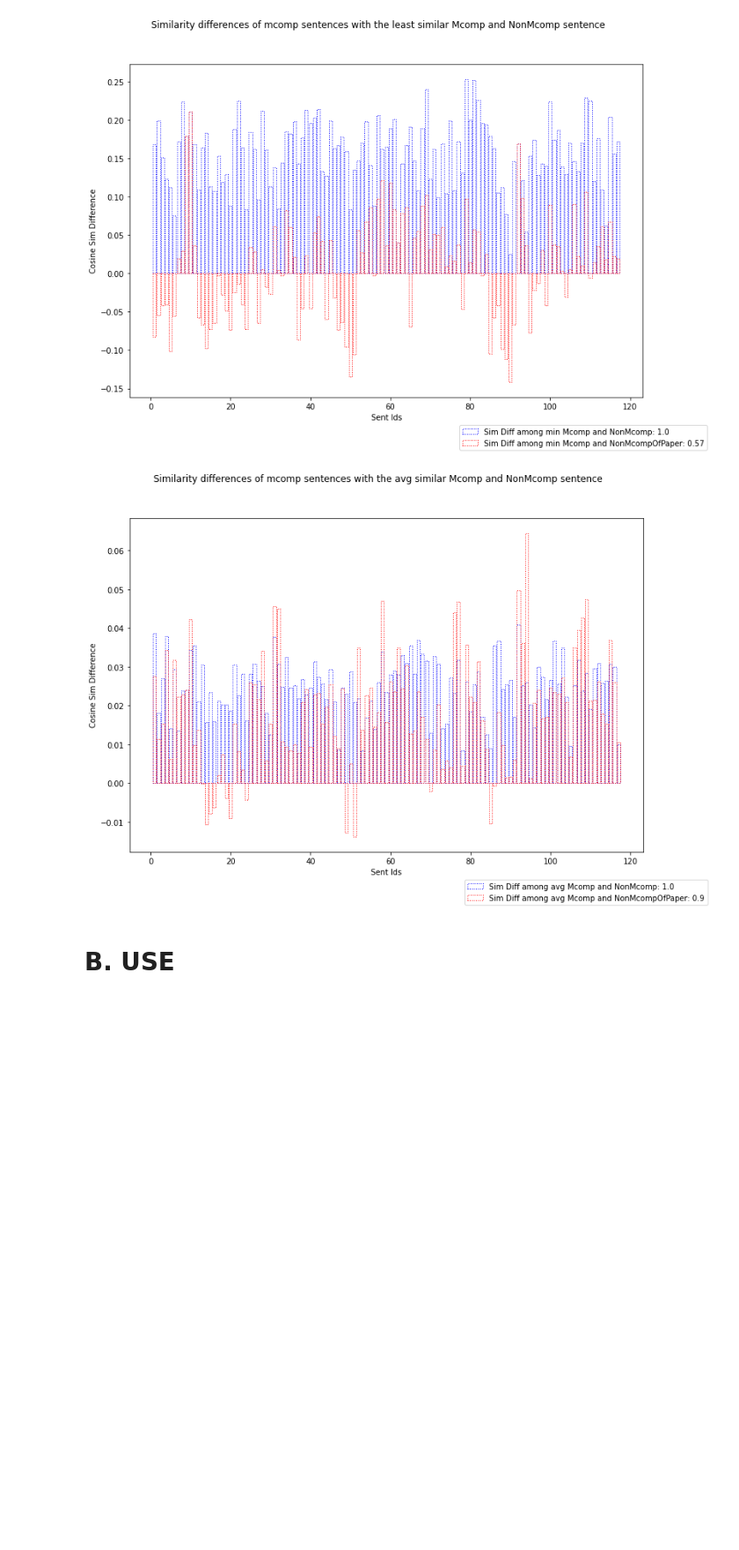
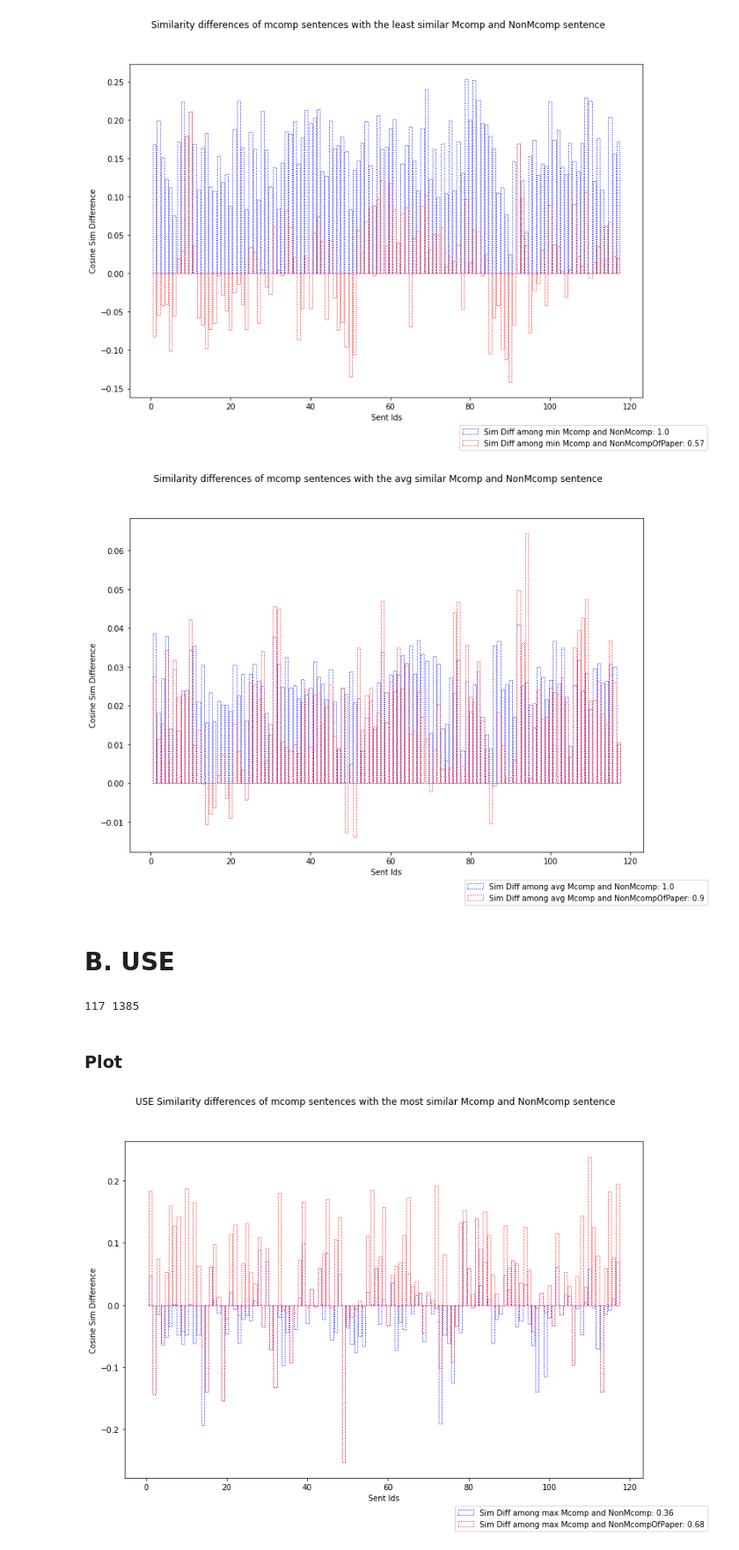
Before and after one commit to shruti-singh/meaningful-comparison, a Jupyter notebook: mcomp_text_extraction/Exp2-SimilarityMCWithin.ipynb, the cells around one changed output. Shown at 88% size. Drawn from its saved outputs; the diff is of its cells as text; code cells hidden in the pictures; blank space fills up the shorter version.

```diff
--- a/mcomp_text_extraction/Exp2-SimilarityMCWithin.ipynb
+++ b/mcomp_text_extraction/Exp2-SimilarityMCWithin.ipynb
@@ -304,0 +278,2 @@ plt.savefig('mean_diff.png', dpi=300)
+# %%
+embed_text_using_use = hub.load("https://tfhub.dev/google/universal-sentence-encoder/4")
@@ -304,0 +303,14 @@ plt.savefig('mean_diff.png', dpi=300)
+# %%
+mcomp_sentences = {}
+not_mcomp_sentences = {}
+
+for pid in gt_dict:
+    for mcs in gt_dict[pid]["mcomp"]:
+        if not mcs in skip_uids:
+            mcomp_sentences[mcs] = pid
+    for mcs in gt_dict[pid]["not_mcomp"]:
+        if not mcs in skip_uids:
+            not_mcomp_sentences[mcs] = pid
+print(len(mcomp_sentences), len(not_mcomp_sentences))
+# %% [output]
+117 1385
@@ -304,0 +364,29 @@ plt.savefig('mean_diff.png', dpi=300)
+# %% [markdown]
+### Plot
+# %%
+# max_sim_plot
+diff12 = []
+diff13 = []
+
+for sid in sim_with_mcomp:
+    diff12.append(sim_with_mcomp[sid]["max"] - sim_with_not_mcomp[sid]["max"])
+    diff13.append(sim_with_mcomp[sid]["max"] - sim_with_notmcomp_paper_sents[sid]["max"])
+
+v1 = round(sum(i > 0 for i in diff12)/len(diff12), 2)
+v2 = round(sum(i > 0 for i in diff13)/len(diff13), 2)
+# %%
+fig, axs = plt.subplots(1, 1, sharey=True, figsize=(12,8))
+
+rects1 = axs.bar(list(range(1,len(diff12)+1)), diff12, fill=False, edgecolor='blue', linestyle='dotted', label="Sim Diff among max Mcomp and NonMcomp: {}".format(v1))
+rects2 = axs.bar(list(range(1,len(diff13)+1)), diff13, fill=False, edgecolor='red', linestyle='dotted', label="Sim Diff among max Mcomp and NonMcompOfPaper: {}".format(v2))
+
+fig.suptitle("USE Similarity differences of mcomp sentences with the most similar Mcomp and NonMcomp sentence")
+
+handles, labels = axs.get_legend_handles_labels()
+fig.legend(handles, labels, loc='lower right')
+
+plt.setp(axs, xlabel="Sent Ids", ylabel="Cosine Sim Difference")
+
+plt.savefig('plots/max_diff_USE.png', dpi=300)
+# %% [output]
+[figure, added]
```
Also changed, not shown: parts of 11 cells of this notebook.
